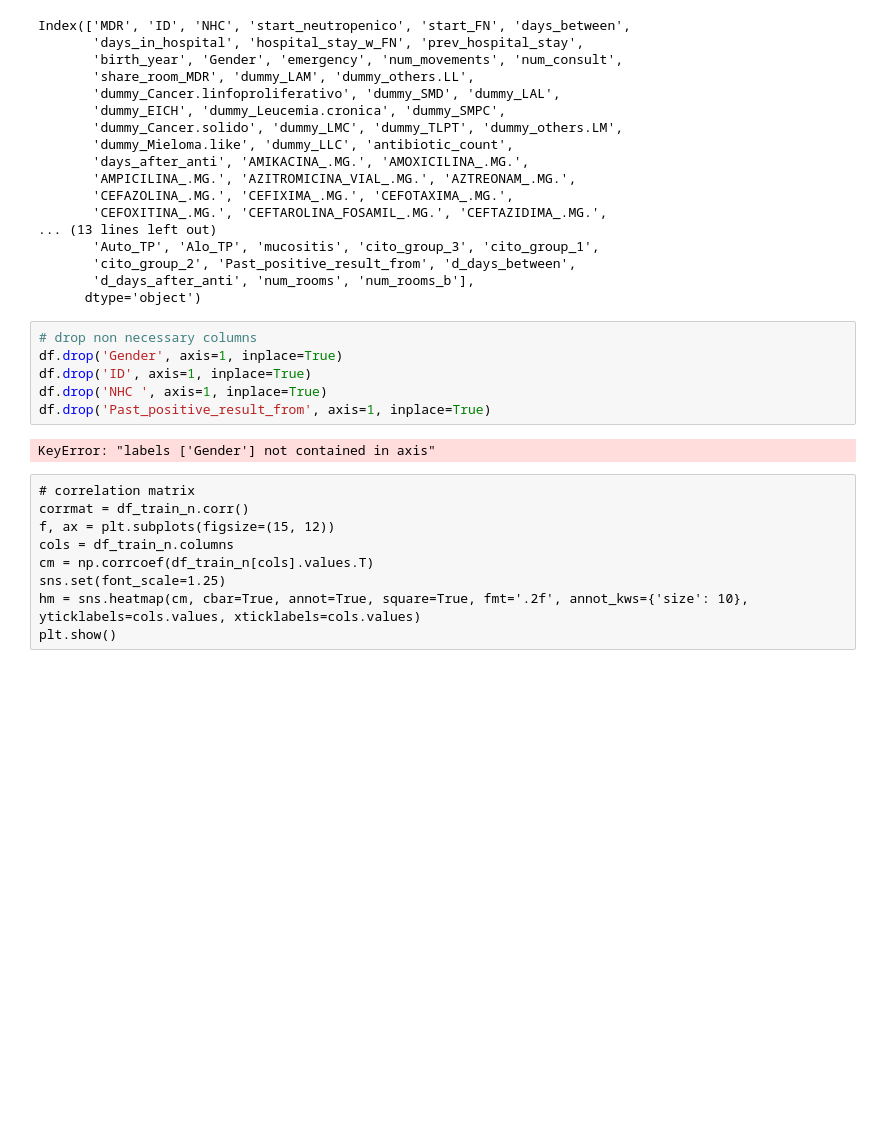
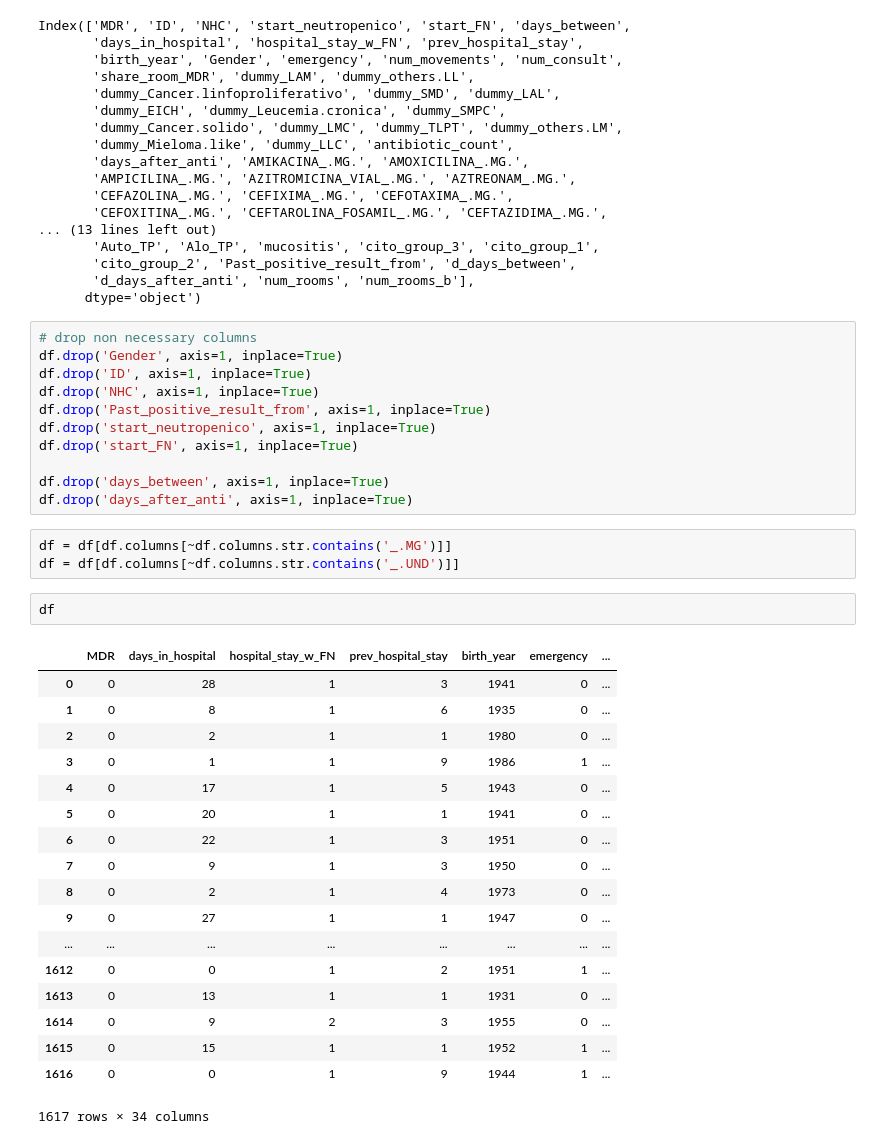
Before and after one commit to adriamoya/health_hackathon_2018, a Jupyter notebook: adriamoya_EDA.ipynb, the cells around one changed output. Saved outputs shown, nothing was run; the diff lists cells and outputs as text; blank space fills up the shorter version.

```diff
--- a/adriamoya_EDA.ipynb
+++ b/adriamoya_EDA.ipynb
@@ -215,16 +215,34 @@ Index(['MDR', 'ID', 'NHC', 'start_neutropenico', 'start_FN', 'days_between',
 # drop non necessary columns
 df.drop('Gender', axis=1, inplace=True)
 df.drop('ID', axis=1, inplace=True)
-df.drop('NHC ', axis=1, inplace=True)
+df.drop('NHC', axis=1, inplace=True)
 df.drop('Past_positive_result_from', axis=1, inplace=True)
+df.drop('start_neutropenico', axis=1, inplace=True)
+df.drop('start_FN', axis=1, inplace=True)
+
+df.drop('days_between', axis=1, inplace=True)
+df.drop('days_after_anti', axis=1, inplace=True)
-# %% [output]
-KeyError: "labels ['Gender'] not contained in axis"
-# %% [raw]
-# correlation matrix
-corrmat = df_train_n.corr()
-f, ax = plt.subplots(figsize=(15, 12))
-cols = df_train_n.columns
-cm = np.corrcoef(df_train_n[cols].values.T)
-sns.set(font_scale=1.25)
-hm = sns.heatmap(cm, cbar=True, annot=True, square=True, fmt='.2f', annot_kws={'size': 10}, yticklabels=cols.values, xticklabels=cols.values)
-plt.show()
+# %%
+df = df[df.columns[~df.columns.str.contains('_.MG')]]
+df = df[df.columns[~df.columns.str.contains('_.UND')]]
+# %%
+df
+# %% [output]
+|  | MDR | days_in_hospital | hospital_stay_w_FN | prev_hospital_stay | birth_year | emergency | ... |
+| 0 | 0 | 28 | 1 | 3 | 1941 | 0 | ... |
+| 1 | 0 | 8 | 1 | 6 | 1935 | 0 | ... |
+| 2 | 0 | 2 | 1 | 1 | 1980 | 0 | ... |
+| 3 | 0 | 1 | 1 | 9 | 1986 | 1 | ... |
+| 4 | 0 | 17 | 1 | 5 | 1943 | 0 | ... |
+| 5 | 0 | 20 | 1 | 1 | 1941 | 0 | ... |
+| 6 | 0 | 22 | 1 | 3 | 1951 | 0 | ... |
+| 7 | 0 | 9 | 1 | 3 | 1950 | 0 | ... |
+| 8 | 0 | 2 | 1 | 4 | 1973 | 0 | ... |
+| 9 | 0 | 27 | 1 | 1 | 1947 | 0 | ... |
+| ... | ... | ... | ... | ... | ... | ... | ... |
+| 1612 | 0 | 0 | 1 | 2 | 1951 | 1 | ... |
+| 1613 | 0 | 13 | 1 | 1 | 1931 | 0 | ... |
+| 1614 | 0 | 9 | 2 | 3 | 1955 | 0 | ... |
+| 1615 | 0 | 15 | 1 | 1 | 1952 | 1 | ... |
+| 1616 | 0 | 0 | 1 | 9 | 1944 | 1 | ... |
+1617 rows × 34 columns
```
Also changed, not shown: parts of 1 cell of this notebook.
